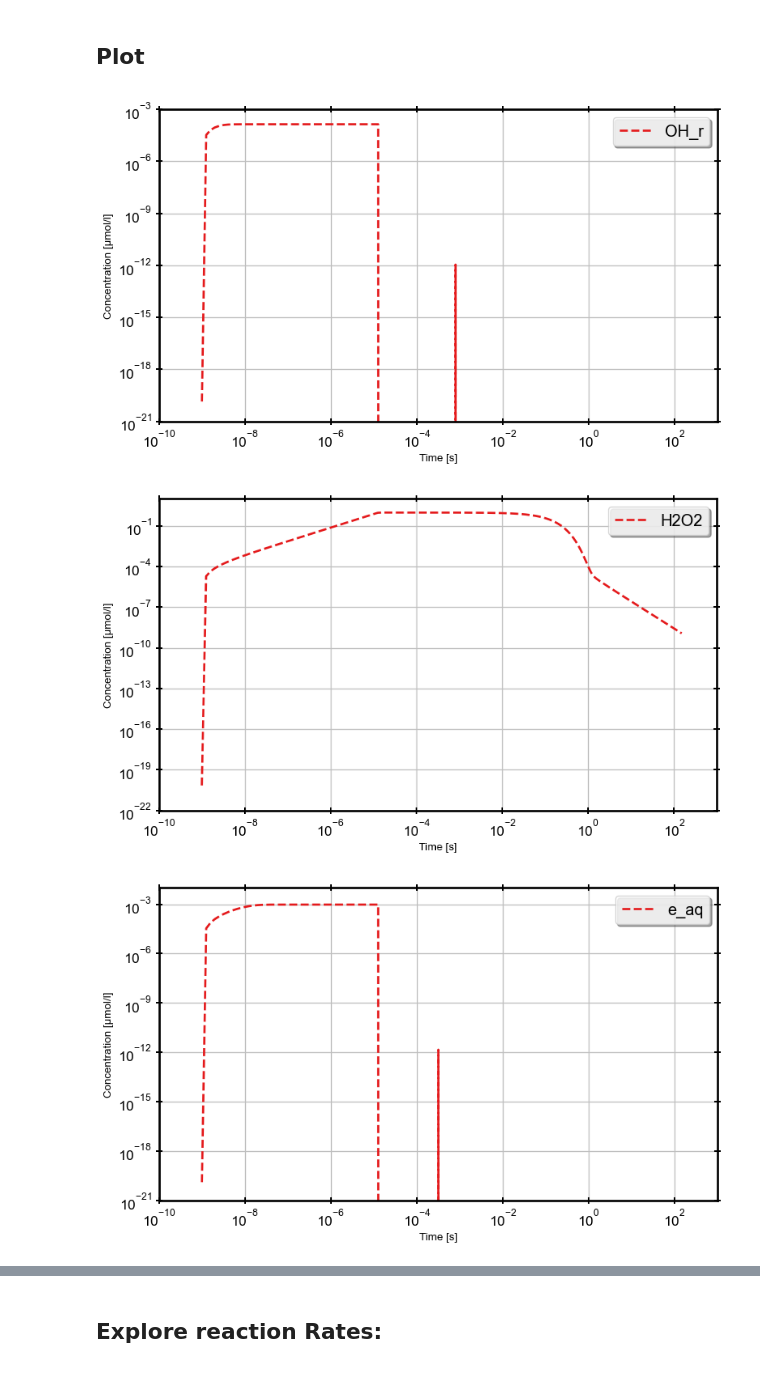
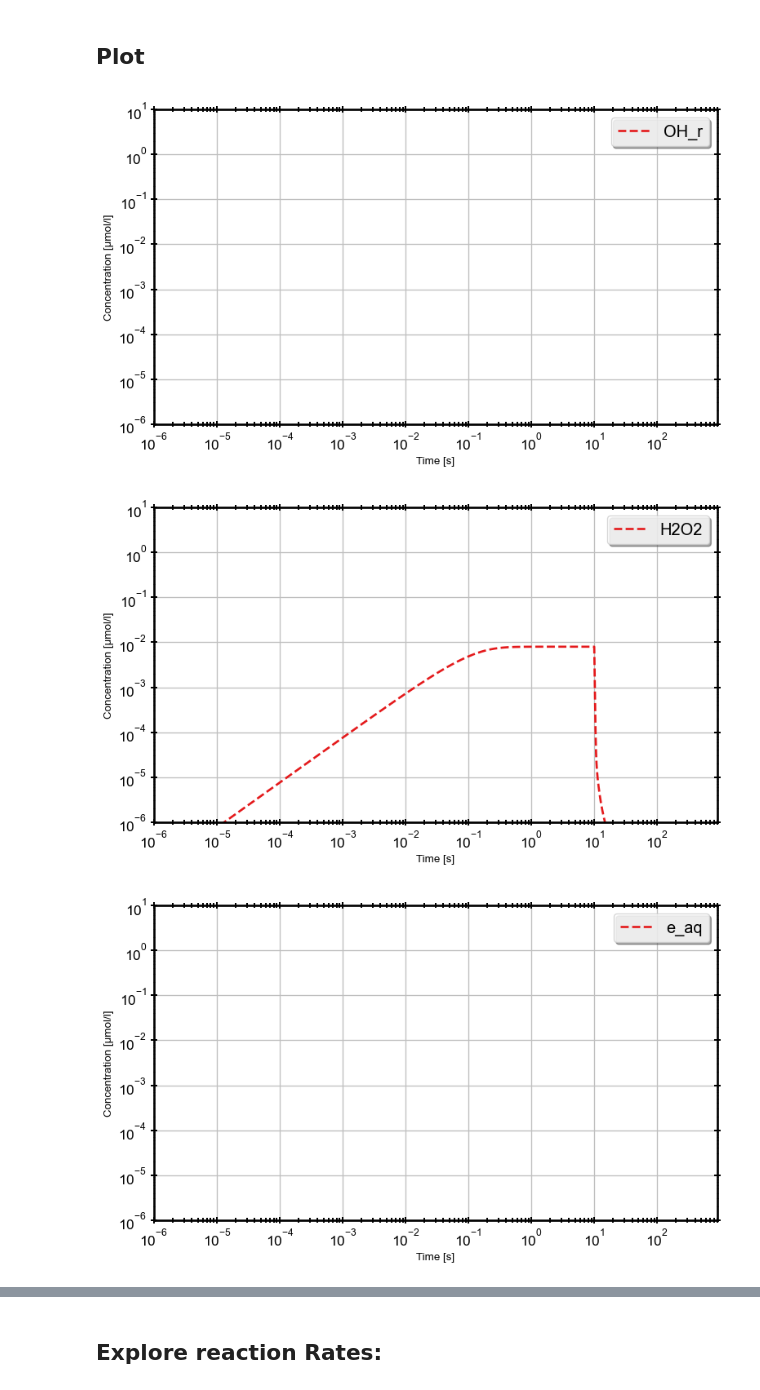
Before and after one commit to rtonneau/radiopyo, a Jupyter notebook: jupytest/water_radiolysis.ipynb, the cells around one changed output, grey strips where cells are left out. Drawn from its saved outputs; the diff is of its cells as text; code cells hidden in the pictures.

```diff
--- a/jupytest/water_radiolysis.ipynb
+++ b/jupytest/water_radiolysis.ipynb
@@ -68,12 +44,12 @@ for sp in env.species:
 # %% [markdown]
 ## Run Sim
 # %%
-print(f"Running simulation at {beam.dose_rate} Gy/s")
+print(f"Running simulation at {beam.dose_rate} Gy/s", end="")
 
-t0 = time.time()
-sol = solve_ivp(derive, t_span, y0, args=(ab_mat, ki_mat, Gi_mat, beam, Enzi),t_eval=tspan, jac=jac, **kwargs)
-t1 = time.time()
+sim.set_beam(ConstantBeam(1, max_dose=10))
+
+sol = sim.run([1e-9, 500])
 
 sim_t, res = sol.t, sol.y
-print(f"\t==> Execution time was {t1-t0:.3f} s")
+print(f"\t==> Execution time was {sim.exec_time:.3f} s")
 # %% [output]
@@ -81,0 +77,14 @@ Running simulation at 1000 Gy/s
+# %%
+print(f"Running simulation at {beam.dose_rate} Gy/s", end="")
+t0 = time.time()
+sol = solve_ivp(derive,
+                t_span,
+                y0,
+                args=(beam, ab_mat, ki_mat, Gi_mat, Enzi),
+                t_eval=tspan,
+                #jac=jac,
+                **kwargs)
+t1 = time.time()
+
+sim_t, res = sol.t, sol.y
+print(f"\t==> Execution time was {t1-t0:.3f} s")
@@ -82,27 +93,32 @@ Running simulation at 1000 Gy/s
 # %% [markdown]
 ## Plot
 # %%
-for (label, sp) in zip(env.species_labels(), res):
+for (label, sp) in zip(sim.env.species_labels(), res):
     if label not in ["OH_r", "H2O2", "e_aq", "H_r", "O2", "H2", "R_r", "ROO_r"]:
         continue
     with fig_man.open(f"{label.replace('/', '_')} CC evolution") as (fig, ax):
         #sp = sp * 1e6
         if label=="O2":
-            ax.semilogx(sim_t , sp , label=label, marker="")
-            ax.set_xlim([1e-6, 150])
+            ax.plot(sim_t , sp , label=label, marker="")
+            ax.set_xlim(left=1e-6, right=900)
+            ax.set_xscale("log")
             #ax.set_ylim([49.9, 50.01])
         elif label=="ROO_r":
-            ax.semilogx(sim_t, sp, label=label, marker="")
+            ax.plot(sim_t, sp, label=label, marker="")
             ax.set_ylim([0, 3])
-            ax.set_xlim([1e-6, 150])
+            ax.set_xlim(left=1e-6, right=900)
+            ax.set_xscale("log")
         else:
-            ax.loglog(sim_t , sp , label=label, marker="")
-            #ax.set_ylim(bottom=1e-6, top=4)
+            ax.plot(sim_t , sp , label=label, marker="")
+            ax.set_ylim(bottom=1e-6, top=10)
+            ax.set_xscale("log")
+            ax.set_yscale("log")
+            ax.set_xlim(left=1e-6, right=900)
         ax.legend(loc='best')
 
         ax.set_xlabel("Time [s]")
         ax.set_ylabel("Concentration [µmol/l]")
 # %% [output]
-[figure, old version]
+[figure, new version]
-[figure, old version]
+[figure, new version]
-[figure, old version]
+[figure, new version]
```
Also changed, not shown: parts of 14 cells of this notebook, 12 other files.
